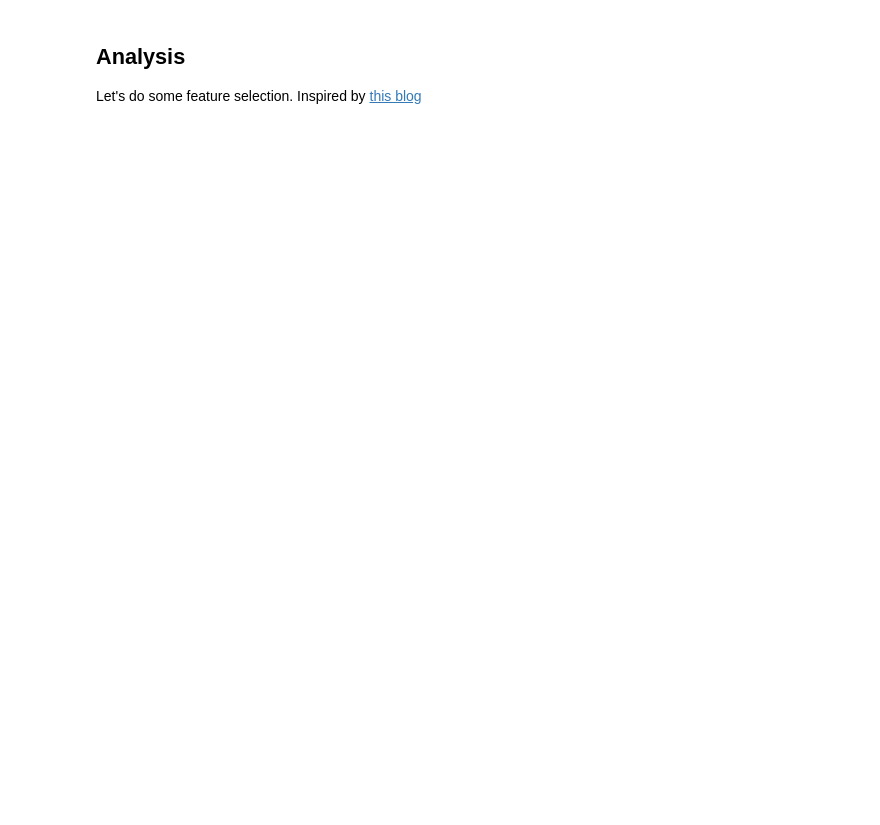
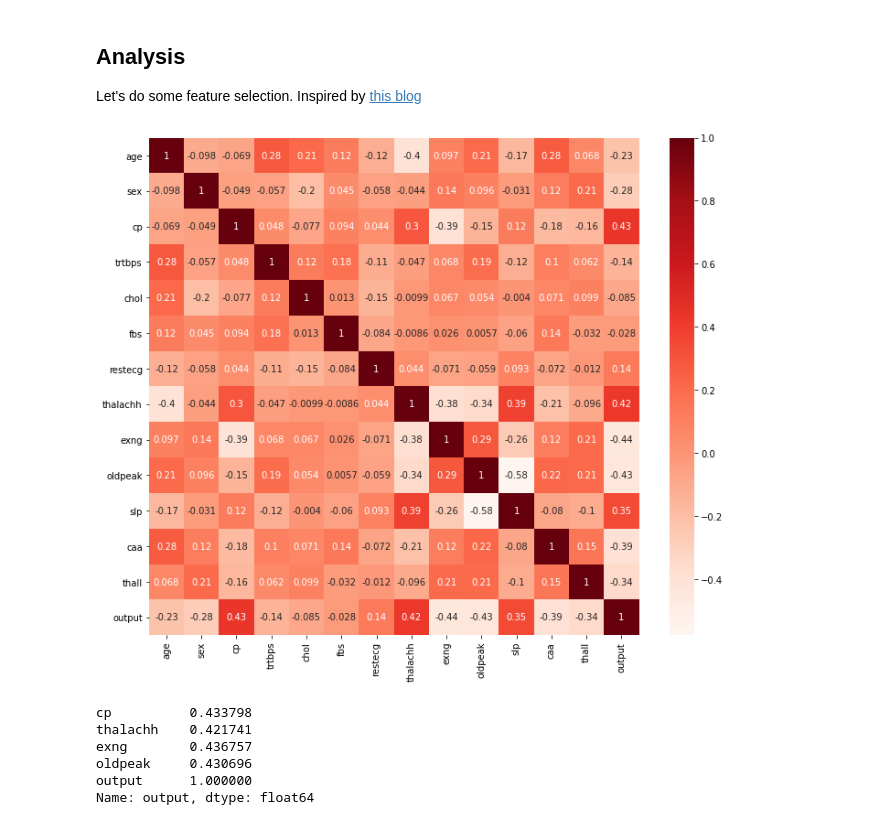
Before and after one commit to sam-h-bean/heart-attack, a Jupyter notebook: heart_notebook.ipynb, the cells around one changed output. Drawn from its saved outputs; the diff is of its cells as text; code cells hidden in the pictures; blank space fills up the shorter version.

Commit message:
added pearson correlation for target and between features

```diff
--- a/heart_notebook.ipynb
+++ b/heart_notebook.ipynb
@@ -40,0 +70,22 @@ Let's do some feature selection. Inspired by [this blog](https://towardsdatascie
+# %%
+#Using Pearson Correlation
+plt.figure(figsize=(12,10))
+cor = heart_df.corr()
+sns.heatmap(cor, annot=True, cmap=plt.cm.Reds)
+plt.show()
+# %% [output]
+[figure, added]
+# %%
+#Correlation with output variable
+cor_target = abs(cor['output'])
+
+#Selecting highly correlated features
+relevant_features = cor_target[cor_target>0.4]
+relevant_features
+# %% [output]
+cp          0.433798
+thalachh    0.421741
+exng        0.436757
+oldpeak     0.430696
+output      1.000000
+Name: output, dtype: float64
```
Also changed, not shown: parts of 9 cells of this notebook.
